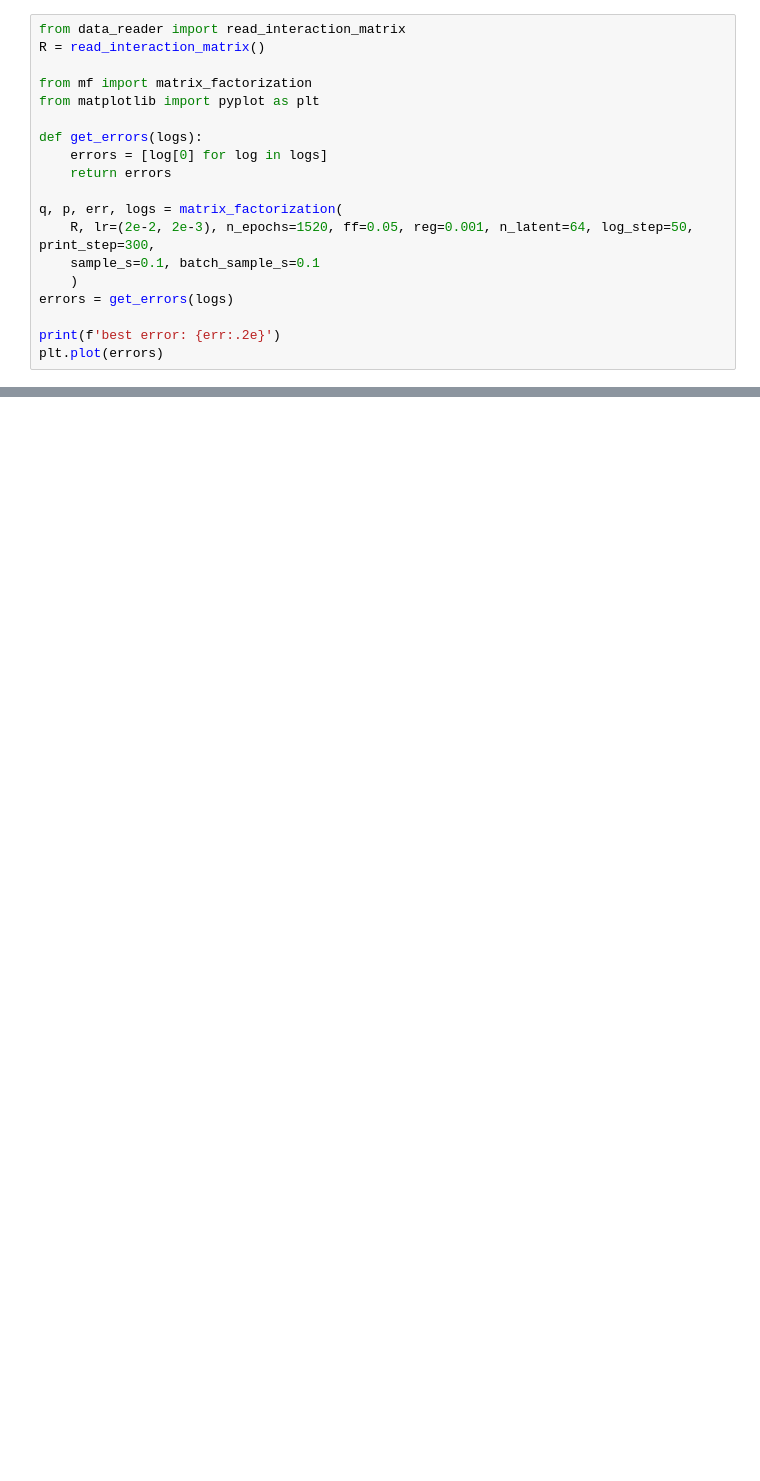
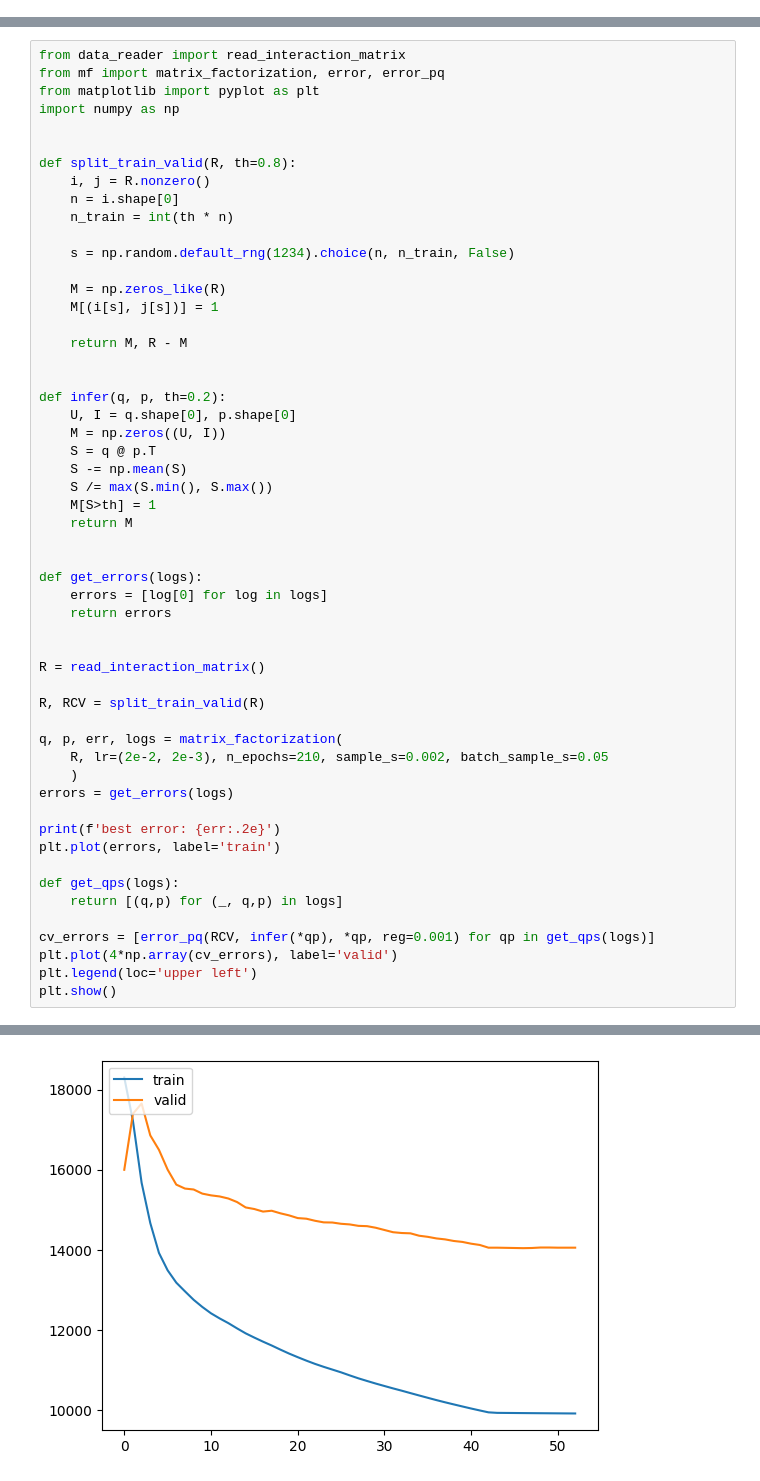
Before and after one commit to aeirya/information-retrieval-course, a Jupyter notebook: hw3/speed_mf.ipynb, the cells around one changed output, grey strips where cells are left out. Saved outputs shown, nothing was run; the diff lists cells and outputs as text; blank space fills up the shorter version.

```diff
--- a/hw3/speed_mf.ipynb
+++ b/hw3/speed_mf.ipynb
@@ -1,19 +0,0 @@
-# %%
-from data_reader import read_interaction_matrix
-R = read_interaction_matrix()
-
-from mf import matrix_factorization
-from matplotlib import pyplot as plt
-
-def get_errors(logs):
-    errors = [log[0] for log in logs]
-    return errors
-
-q, p, err, logs = matrix_factorization(
-    R, lr=(2e-2, 2e-3), n_epochs=1520, ff=0.05, reg=0.001, n_latent=64, log_step=50, print_step=300,
-    sample_s=0.1, batch_sample_s=0.1
-    )
-errors = get_errors(logs)
-
-print(f'best error: {err:.2e}')
-plt.plot(errors)
@@ -29,0 +1,55 @@ best error: 7.22e+02
+# %%
+from data_reader import read_interaction_matrix
+from mf import matrix_factorization, error, error_pq
+from matplotlib import pyplot as plt
+import numpy as np
+
+
+def split_train_valid(R, th=0.8):
+    i, j = R.nonzero()
+    n = i.shape[0]
+    n_train = int(th * n)
+
+    s = np.random.default_rng(1234).choice(n, n_train, False)
+
+    M = np.zeros_like(R)
+    M[(i[s], j[s])] = 1
+
+    return M, R - M
+
+
+def infer(q, p, th=0.2):
+    U, I = q.shape[0], p.shape[0]
+    M = np.zeros((U, I))
+    S = q @ p.T
+    S -= np.mean(S)
+    S /= max(S.min(), S.max())
+    M[S>th] = 1
+    return M
+
+
+def get_errors(logs):
+    errors = [log[0] for log in logs]
+    return errors
+
+
+R = read_interaction_matrix()
+
+R, RCV = split_train_valid(R)
+
+q, p, err, logs = matrix_factorization(
+    R, lr=(2e-2, 2e-3), n_epochs=210, sample_s=0.002, batch_sample_s=0.05
+    )
+errors = get_errors(logs)
+
+print(f'best error: {err:.2e}')
+plt.plot(errors, label='train')
+
+def get_qps(logs):
+    return [(q,p) for (_, q,p) in logs]
+
+cv_errors = [error_pq(RCV, infer(*qp), *qp, reg=0.001) for qp in get_qps(logs)]
+plt.plot(4*np.array(cv_errors), label='valid')
+plt.legend(loc='upper left')
+plt.show()
+# %% [output]
@@ -29,0 +57 @@ best error: 7.22e+02
+[figure, added]
```
Also changed, not shown: parts of 6 cells of this notebook, 1 other file.
